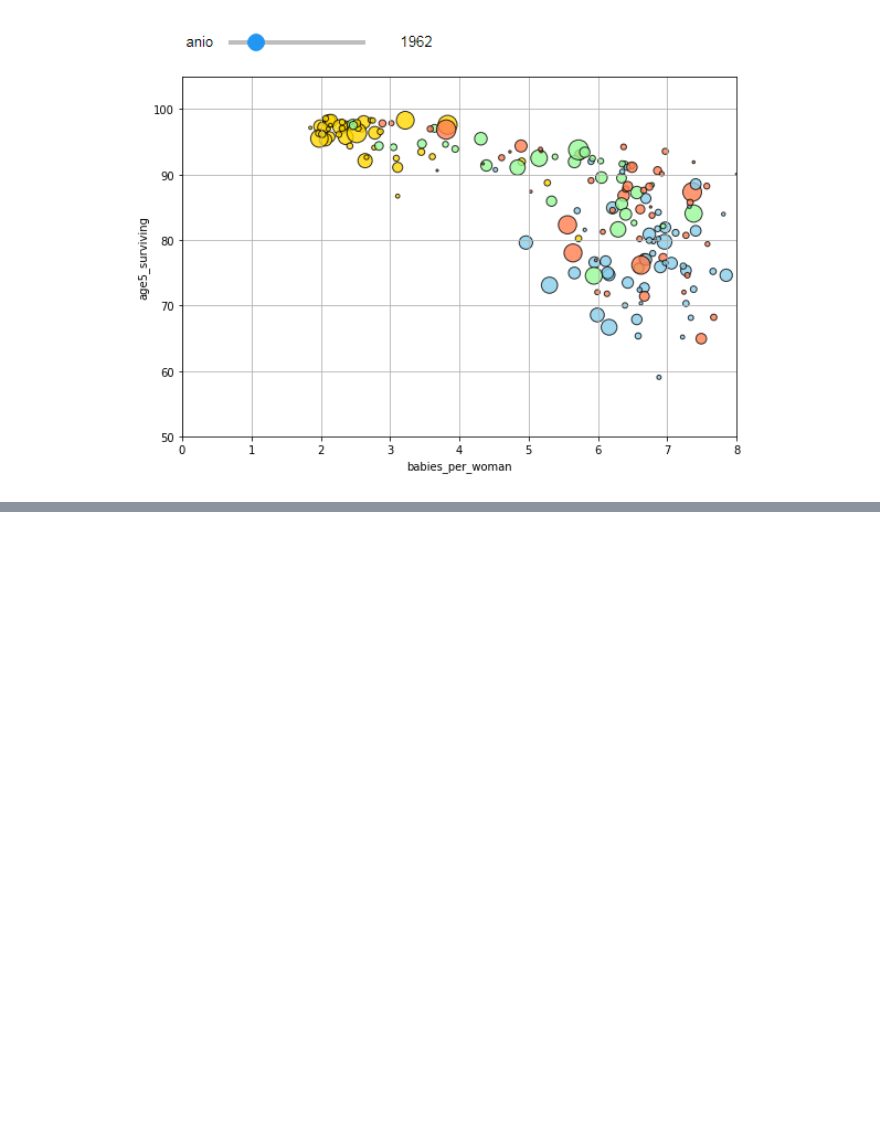
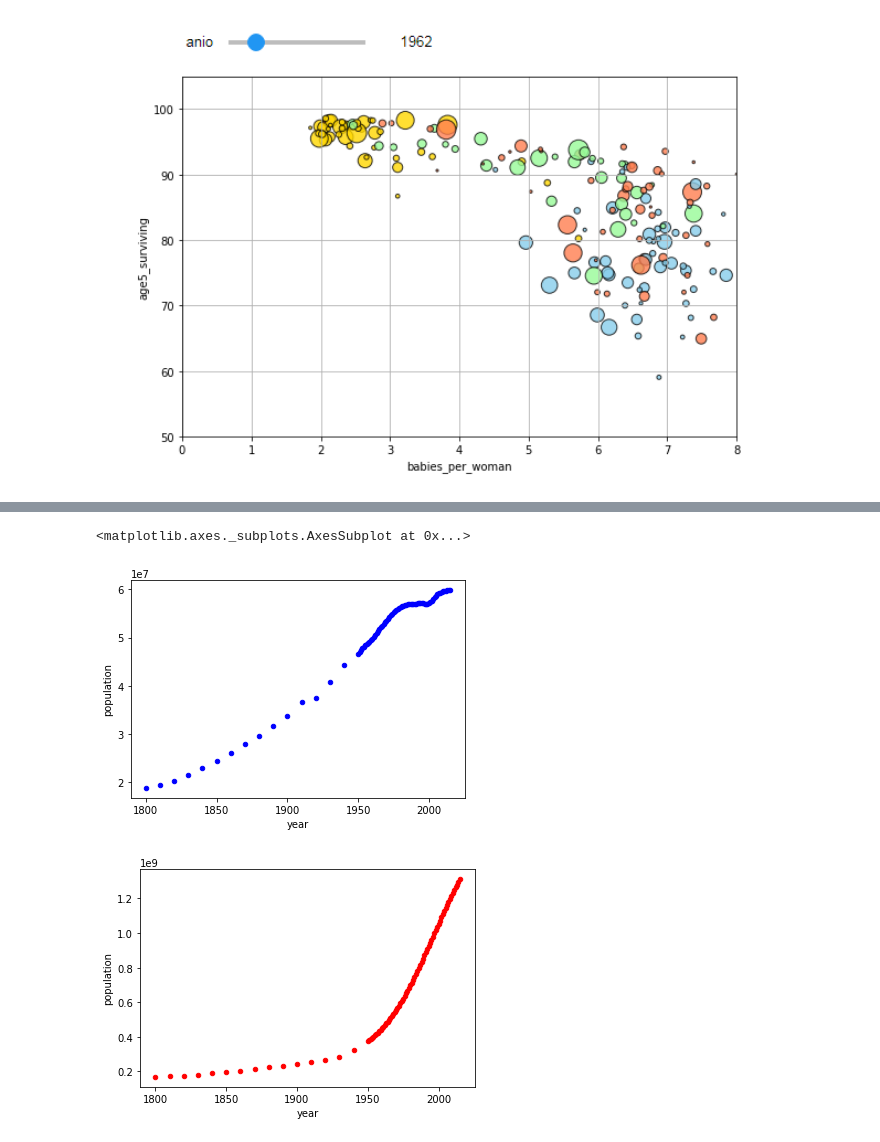
Before and after one commit to juanspinelli/main, a Jupyter notebook: Curso Pandas/EDA Gapminder.ipynb, the cells around one changed output, grey strips where cells are left out. Saved outputs shown, nothing was run; the diff lists cells and outputs as text; code cells hidden in the pictures; blank space fills up the shorter version.

```diff
--- a/Curso Pandas/EDA Gapminder.ipynb
+++ b/Curso Pandas/EDA Gapminder.ipynb
@@ -91,3 +91,6 @@ interactive(children=(IntSlider(value=1950, description='anio', max=2015, min=19
 Image(filename= 'Datos/gapminder/gaminder.png', width=700, height=700)
 # %% [output]
 [figure]
+# %%
+italy = datos.query('country == "Italy"')
+india = datos.query('country == "India"')
@@ -93,0 +115,7 @@ Image(filename= 'Datos/gapminder/gaminder.png', width=700, height=700)
+# %%
+italy.plot.scatter("year", "population", color="blue")
+india.plot.scatter("year", "population", color="red")
+# %% [output]
+<matplotlib.axes._subplots.AxesSubplot at 0x...>
+[figure, added]
+[figure, added]
```
Also changed, not shown: parts of 10 cells of this notebook.
